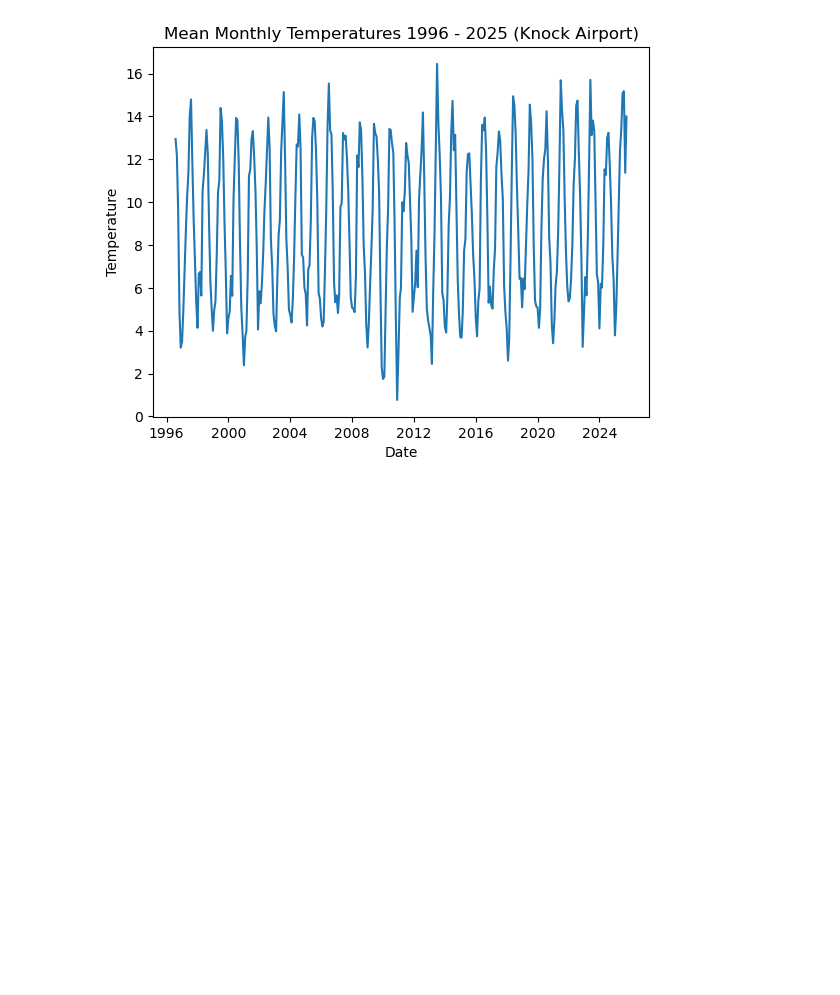
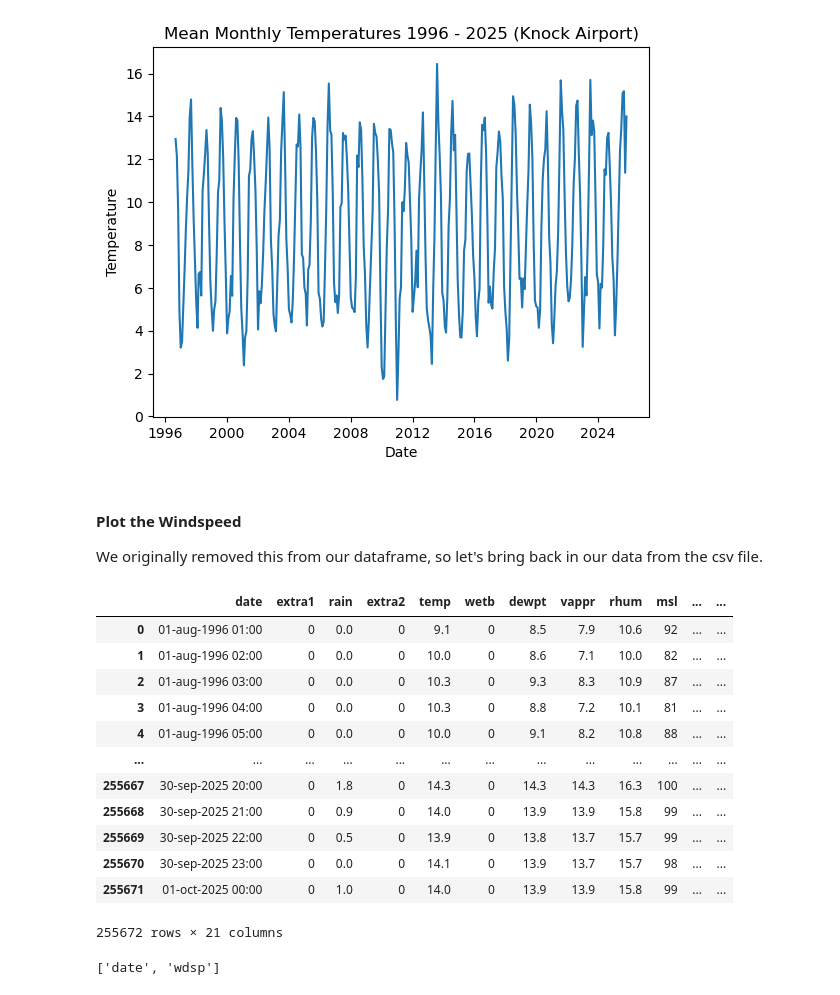
Before and after one commit to callagg2/PFDA, a Jupyter notebook: assignments/assignment_6_Weather.ipynb, the cells around one changed output. Cells and saved outputs as stored; diff of their text form; code cells hidden in the pictures; blank space fills up the shorter version.

Commit message:
part of assignment6

```diff
--- a/assignments/assignment_6_Weather.ipynb
+++ b/assignments/assignment_6_Weather.ipynb
@@ -390,3 +411,42 @@ plt.plot(x,y)
 plt.show()
 # %% [output]
 [figure]
+# %% [markdown]
+#### Plot the Windspeed
+
+We originally removed this from our dataframe, so let's bring back in our data from the csv file.
+# %%
+# in this case, there are no real values for windspeed until 1am on Aug 1st, so let's ignore many of the first rows
+names = ["date","extra1","rain","extra2","temp","wetb","dewpt","vappr","rhum","msl","extra3","extra4","wdsp","wddir","ww","w","sun","vis","clht","clamt","cloud_amount"]
+df = pd.read_csv(url, header=None,names=names,skiprows=42)
+# %%
+df
+# %% [output]
+|  | date | extra1 | rain | extra2 | temp | wetb | dewpt | vappr | rhum | msl | ... | ... |
+| 0 | 01-aug-1996 01:00 | 0 | 0.0 | 0 | 9.1 | 0 | 8.5 | 7.9 | 10.6 | 92 | ... | ... |
+| 1 | 01-aug-1996 02:00 | 0 | 0.0 | 0 | 10.0 | 0 | 8.6 | 7.1 | 10.0 | 82 | ... | ... |
+| 2 | 01-aug-1996 03:00 | 0 | 0.0 | 0 | 10.3 | 0 | 9.3 | 8.3 | 10.9 | 87 | ... | ... |
+| 3 | 01-aug-1996 04:00 | 0 | 0.0 | 0 | 10.3 | 0 | 8.8 | 7.2 | 10.1 | 81 | ... | ... |
+| 4 | 01-aug-1996 05:00 | 0 | 0.0 | 0 | 10.0 | 0 | 9.1 | 8.2 | 10.8 | 88 | ... | ... |
+| ... | ... | ... | ... | ... | ... | ... | ... | ... | ... | ... | ... | ... |
+| 255667 | 30-sep-2025 20:00 | 0 | 1.8 | 0 | 14.3 | 0 | 14.3 | 14.3 | 16.3 | 100 | ... | ... |
+| 255668 | 30-sep-2025 21:00 | 0 | 0.9 | 0 | 14.0 | 0 | 13.9 | 13.9 | 15.8 | 99 | ... | ... |
+| 255669 | 30-sep-2025 22:00 | 0 | 0.5 | 0 | 13.9 | 0 | 13.8 | 13.7 | 15.7 | 99 | ... | ... |
+| 255670 | 30-sep-2025 23:00 | 0 | 0.0 | 0 | 14.1 | 0 | 13.9 | 13.7 | 15.7 | 98 | ... | ... |
+| 255671 | 01-oct-2025 00:00 | 0 | 1.0 | 0 | 14.0 | 0 | 13.9 | 13.9 | 15.8 | 99 | ... | ... |
+255672 rows × 21 columns
+# %%
+# Let's drop those superfluous columns
+# We create a drop_col_list variable and assign it to the value of an array containing all the columns (series) we want to remove from our dataframe
+drop_col_list = ['extra1', 'rain', 'extra2', "temp", 'wetb', 'dewpt', 'vappr', 'rhum', 'msl', 'extra3', 'extra4', 'wddir', 'ww', 'w', 'sun', 'vis', 'clht', 'clamt', 'cloud_amount']
+
+# now we will use the drop function in pandas, setting the columns equal to our variable,
+# and selecting in place so it removes them in the source dataframe.
+df.drop(columns=drop_col_list, inplace=True)
+
+# Let's now view the list of columns
+# We create a variable called headers, and assign it equal to the list of the columns before printing the value of the variable
+headers = df.columns.tolist()
+print(f"{headers}\n")
+# %% [output]
+['date', 'wdsp']
```
Also changed, not shown: parts of 19 cells of this notebook, 4 other files.
